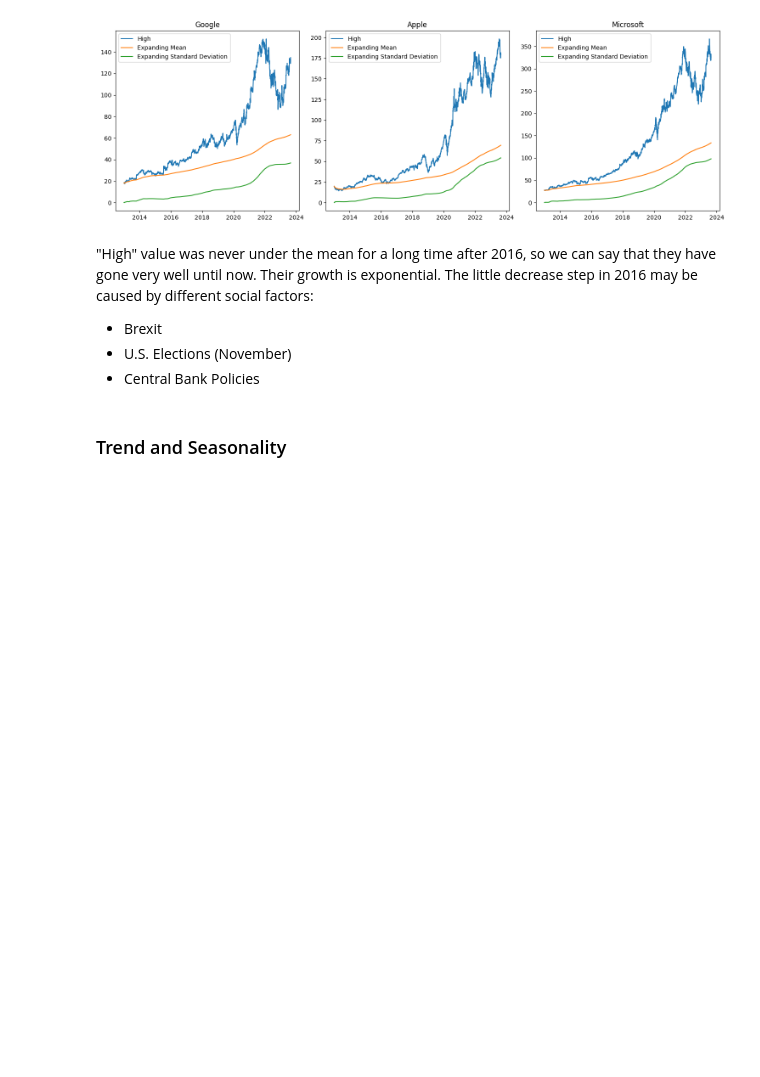
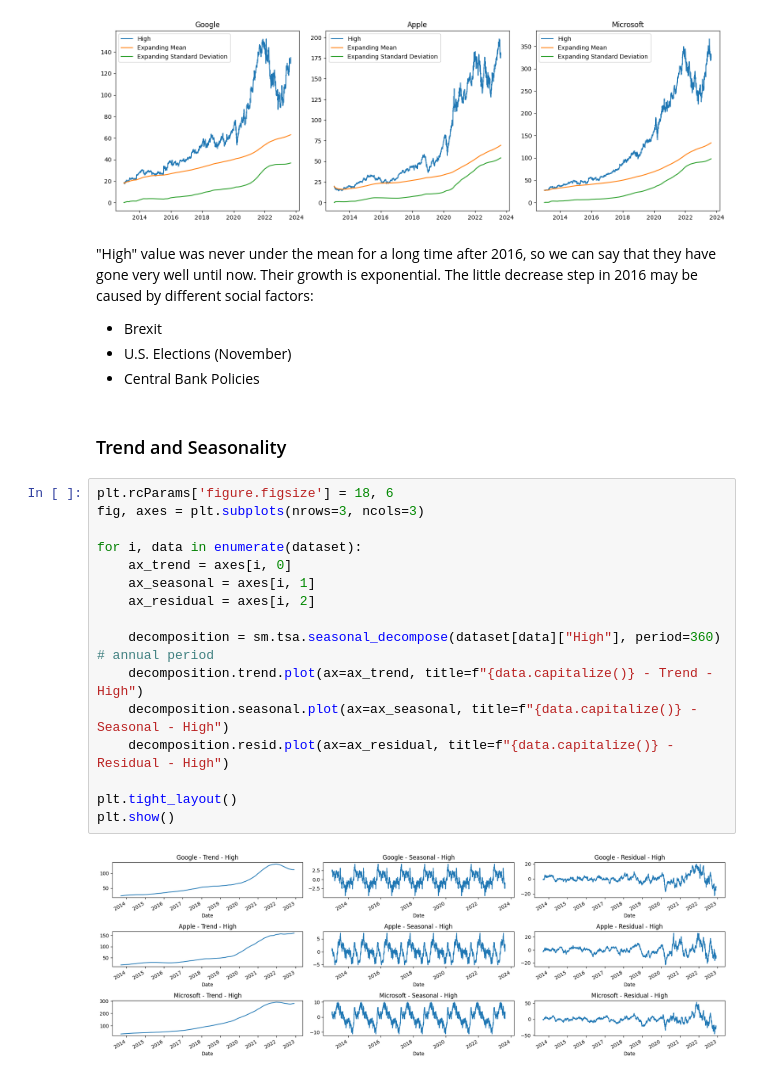
Before and after one commit to GuglielmoCerri/DeepStockForecast, a Jupyter notebook: Stock_market_forecasting.ipynb, the cells around one changed output. Cells and saved outputs as stored; diff of their text form; blank space fills up the shorter version.

Commit message:
Completed Trend and Seasonality step

```diff
--- a/Stock_market_forecasting.ipynb
+++ b/Stock_market_forecasting.ipynb
@@ -118,3 +118,21 @@ The little decrease step in 2016 may be caused by different social factors:
 - Central Bank Policies
 # %% [markdown]
 ### Trend and Seasonality
+# %%
+plt.rcParams['figure.figsize'] = 18, 6
+fig, axes = plt.subplots(nrows=3, ncols=3)
+
+for i, data in enumerate(dataset):
+    ax_trend = axes[i, 0]
+    ax_seasonal = axes[i, 1]
+    ax_residual = axes[i, 2]
+
+    decomposition = sm.tsa.seasonal_decompose(dataset[data]["High"], period=360) # annual period
+    decomposition.trend.plot(ax=ax_trend, title=f"{data.capitalize()} - Trend - High")
+    decomposition.seasonal.plot(ax=ax_seasonal, title=f"{data.capitalize()} - Seasonal - High")
+    decomposition.resid.plot(ax=ax_residual, title=f"{data.capitalize()} - Residual - High")
+
+plt.tight_layout()
+plt.show()
+# %% [output]
+[figure, added]
```
Also changed, not shown: parts of 3 cells of this notebook.
